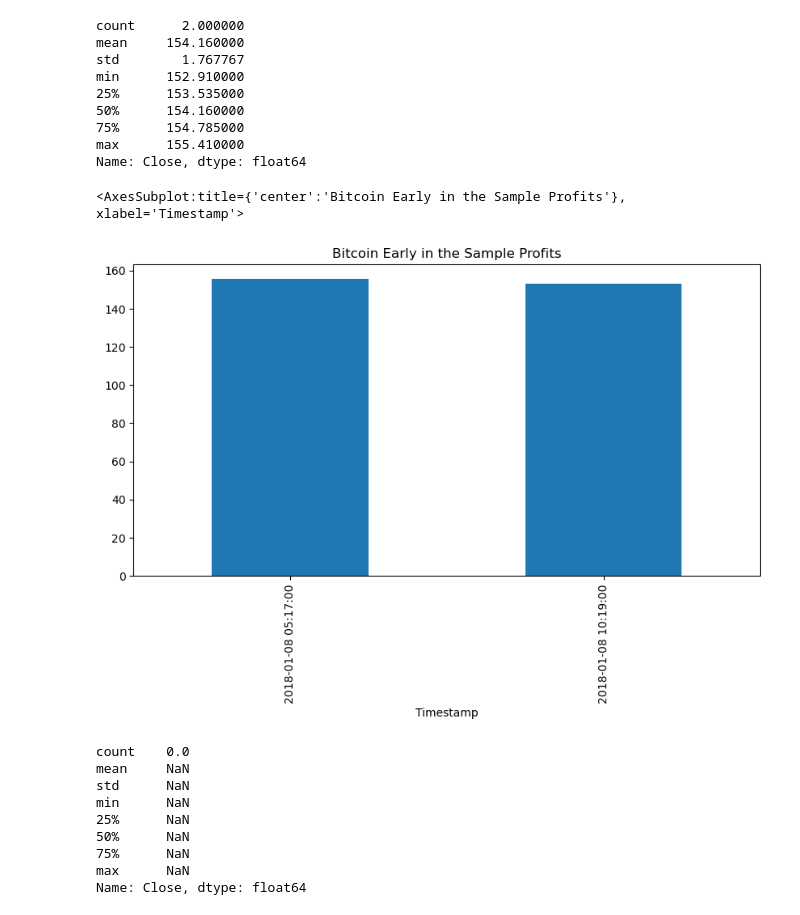
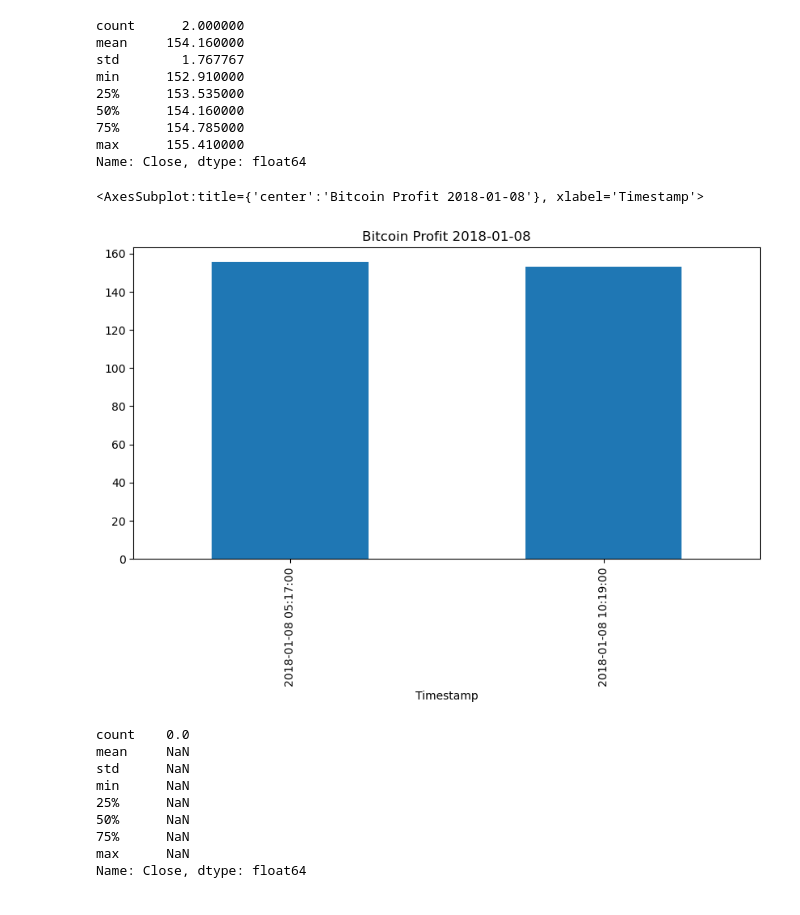
Before and after one commit to BorisDudkin/Fintech_Module3_Bitcoin_Arbitrage, a Jupyter notebook: crypto_arbitrage.ipynb, the cells around one changed output. Drawn from its saved outputs; the diff is of its cells as text; code cells hidden in the pictures.

```diff
--- a/crypto_arbitrage.ipynb
+++ b/crypto_arbitrage.ipynb
@@ -487,6 +487,11 @@ Focus your analysis on specific dates by completing the following steps:
 1. Select three dates to evaluate for arbitrage profitability. Choose one date that’s early in the dataset, one from the middle of the dataset, and one from the later part of the time period.
 
 2. For each of the three dates, generate the summary statistics and then create a box plot. This big-picture view is meant to help you gain a better understanding of the data before you perform your arbitrage calculations. As you compare the data, what conclusions can you draw?
+# %%
+# defining three dates to zoom in into different periods within the sample
+early = '2018-01-08'
+middle = '2018-02-15'
+late = '2018-03-14'
 # %%
 # Create an overlay plot that visualizes the two dataframes over a period of one day early in the dataset.
 # Be sure that the plots include the parameters `legend`, `figsize`, `title`, `color` and `label`
@@ -609,7 +614,7 @@ Calculate the potential profits for each date that you selected in the previous
 # %%
 # For the date early in the dataset, measure the arbitrage spread between the two exchanges
 # by subtracting the lower-priced exchange from the higher-priced one
-arbitrage_spread_early = coinbase_sliced.loc['2018-01-08'] - bitstamp_sliced.loc['2018-01-08']
+arbitrage_spread_early = coinbase_sliced.loc[early] - bitstamp_sliced.loc[early]
 
 # Use a conditional statement to generate the summary statistics for each arbitrage_spread DataFrame
 arbitrage_spread_early[arbitrage_spread_early>0].describe()
@@ -662,7 +667,7 @@ Name: Close, dtype: float64
 # %%
 # For the date early in the dataset, calculate the spread returns by dividing the instances when the arbitrage spread is positive (> 0)
 # by the price of Bitcoin from the exchange you are buying on (the lower-priced exchange).
-spread_return_early= arbitrage_spread_early[arbitrage_spread_early>0]/bitstamp_sliced.loc['2018-01-08']
+spread_return_early= arbitrage_spread_early[arbitrage_spread_early>0]/bitstamp_sliced.loc[early]
 
 # Review the spread return DataFrame
 spread_return_early
@@ -804,7 +809,7 @@ Name: Close, dtype: float64
 # %%
 # For the date early in the dataset, calculate the potential profit per trade in dollars
 # Multiply the profitable trades by the cost of the Bitcoin that was purchased
-profit_early = profitable_trades_early * bitstamp_sliced.loc['2018-01-08']
+profit_early = profitable_trades_early * bitstamp_sliced.loc[early]
 
 # Drop any missing values from the profit DataFrame
 profit_per_trade_early = profit_early.dropna()
@@ -862,10 +867,10 @@ max      155.410000
 Name: Close, dtype: float64
 # %%
 # Plot the results for the early profit per trade DataFrame
-profit_per_trade_early.plot(figsize=(10, 5), title="Bitcoin Early in the Sample Profits", kind = 'bar')
+profit_per_trade_early.plot(figsize=(10, 5), title="Bitcoin Profit " + early, kind = 'bar')
 # %% [output]
-<AxesSubplot:title={'center':'Bitcoin Early in the Sample Profits'}, xlabel='Timestamp'>
+<AxesSubplot:title={'center':'Bitcoin Profit 2018-01-08'}, xlabel='Timestamp'>
-[figure, old version]
+[figure, new version]
 # %%
 # Generate the summary statistics for the middle profit per trade DataFrame
 profit_per_trade_middle.describe()
```
Also changed, not shown: parts of 20 cells of this notebook.
